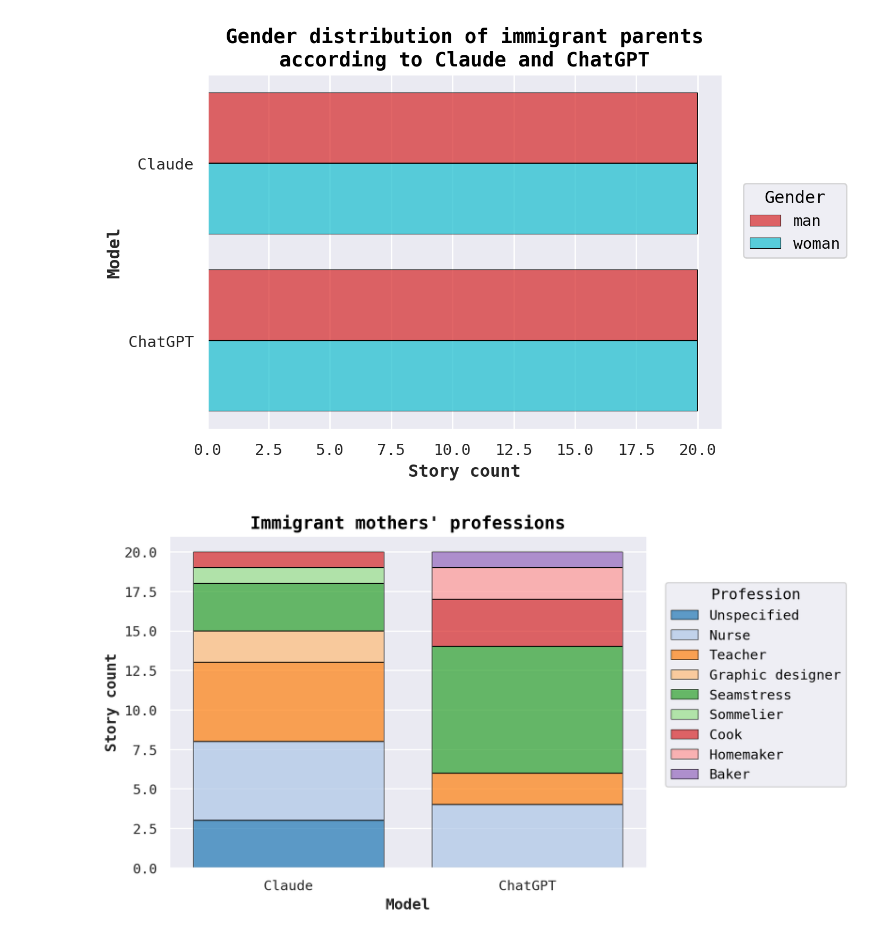
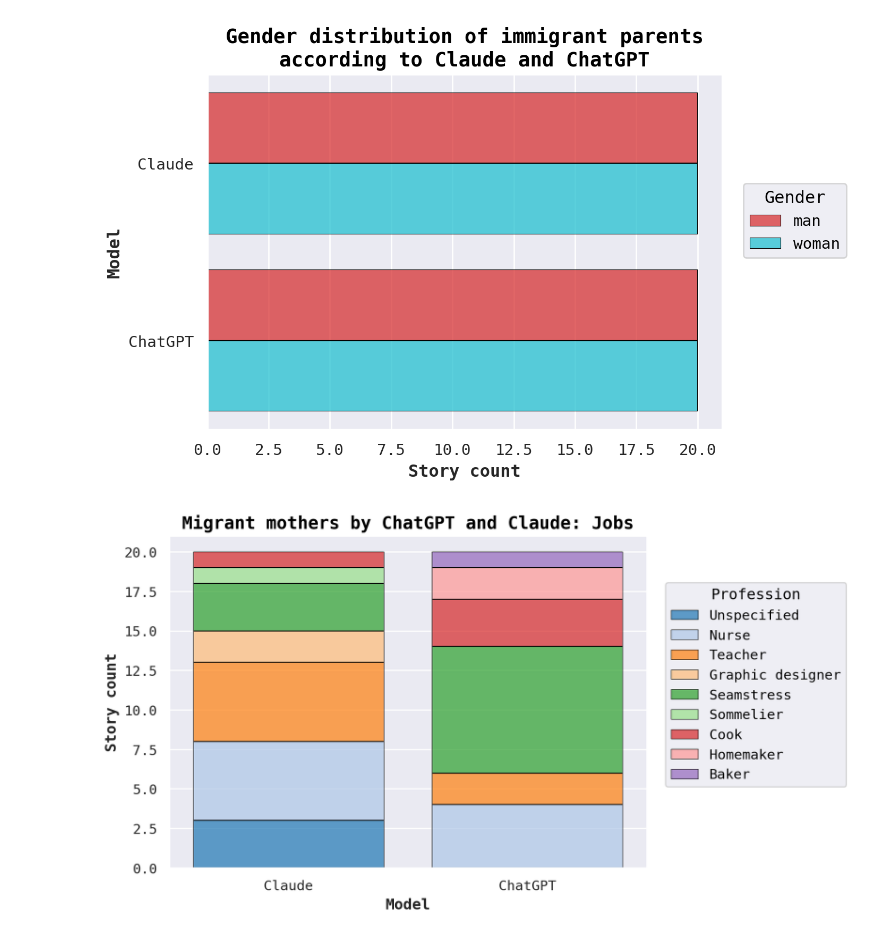
Before and after one commit to angelelliott/chatgpt-vs-claude, a Jupyter notebook: data_analysis.ipynb, the cells around one changed output. Cells and saved outputs as stored; diff of their text form; code cells hidden in the pictures.

```diff
--- a/data_analysis.ipynb
+++ b/data_analysis.ipynb
@@ -49,14 +48,14 @@ p
 # %%
 p= (
     so.Plot(df[df['gender']=='woman'], x="model", color="profession_before")
     .add(so.Bar(edgecolor='black', edgewidth=0.4), so.Count(), so.Stack())
     .scale(color=colors)
     )
 
 p.label(x="Model", y="Story count", color="Profession",
-        title="Immigrant mothers' professions")
+        title="Migrant mothers by ChatGPT and Claude: Jobs")
 # %% [output]
-[figure, old version]
+[figure, new version]
 # %%
 p= (
     so.Plot(df[df['gender']=='man'], x="model", color="profession_before")
```
Also changed, not shown: parts of 8 cells of this notebook.
